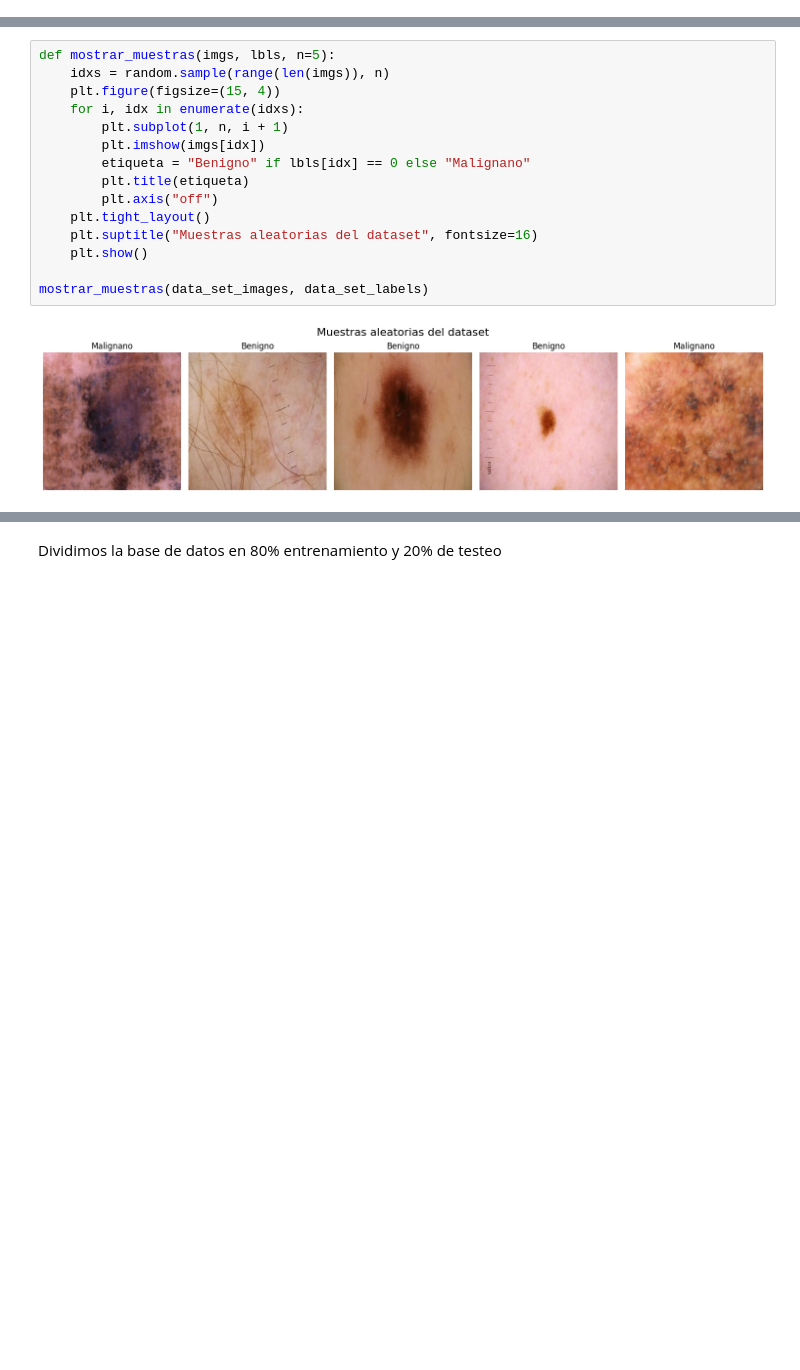
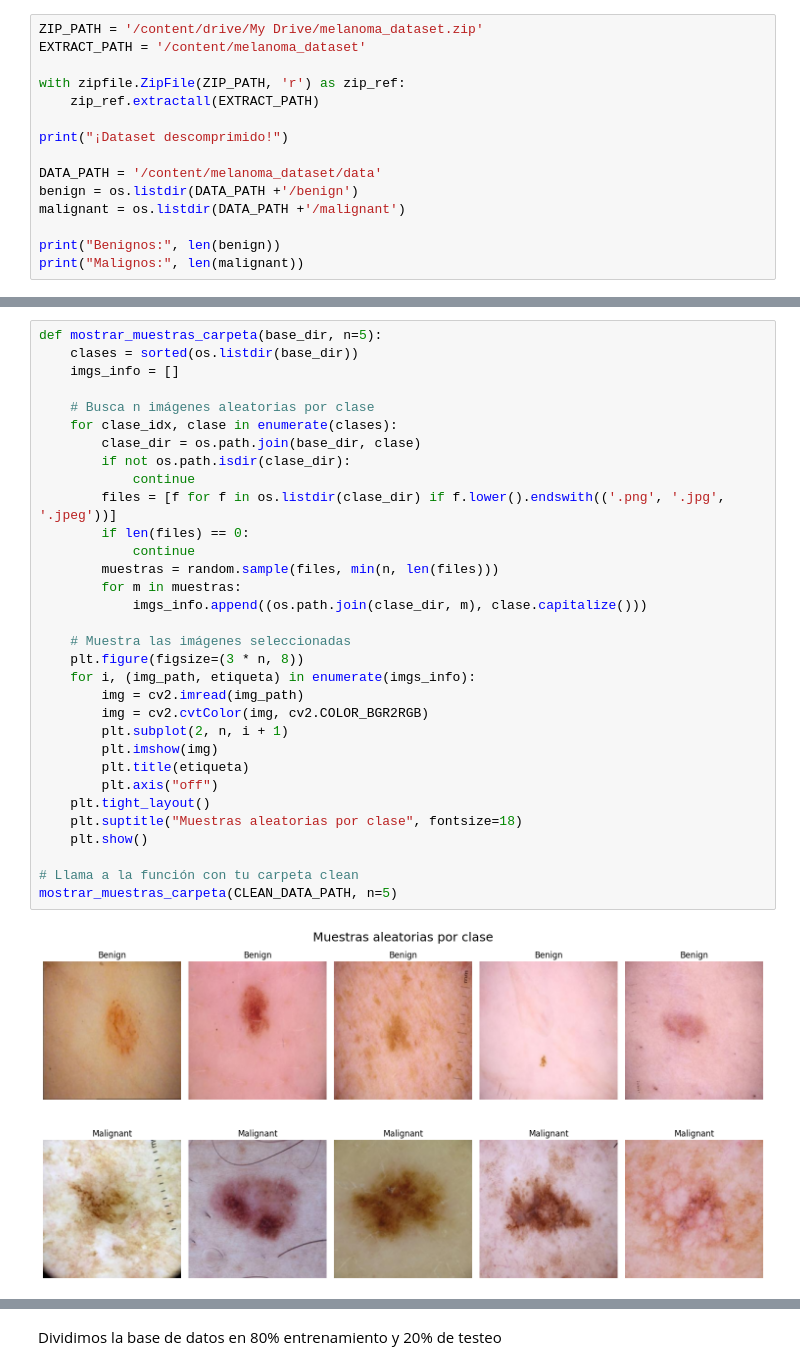
Before and after one commit to sanhue903/SCDetector, a Jupyter notebook: SCDetector.ipynb, the cells around one changed output, grey strips where cells are left out. Saved outputs shown, nothing was run; the diff lists cells and outputs as text; blank space fills up the shorter version.

```diff
--- a/SCDetector.ipynb
+++ b/SCDetector.ipynb
@@ -62,0 +30,15 @@ Puesto que las clases tienen un tamaño bastante similar, no se harán tecnicas
+# %%
+ZIP_PATH = '/content/drive/My Drive/melanoma_dataset.zip'
+EXTRACT_PATH = '/content/melanoma_dataset'
+
+with zipfile.ZipFile(ZIP_PATH, 'r') as zip_ref:
+    zip_ref.extractall(EXTRACT_PATH)
+
+print("¡Dataset descomprimido!")
+
+DATA_PATH = '/content/melanoma_dataset/data'
+benign = os.listdir(DATA_PATH +'/benign')
+malignant = os.listdir(DATA_PATH +'/malignant')
+
+print("Benignos:", len(benign))
+print("Malignos:", len(malignant))
@@ -63,17 +88,34 @@ Puesto que las clases tienen un tamaño bastante similar, no se harán tecnicas
 # %%
-def mostrar_muestras(imgs, lbls, n=5):
-    idxs = random.sample(range(len(imgs)), n)
-    plt.figure(figsize=(15, 4))
-    for i, idx in enumerate(idxs):
-        plt.subplot(1, n, i + 1)
-        plt.imshow(imgs[idx])
-        etiqueta = "Benigno" if lbls[idx] == 0 else "Malignano"
+def mostrar_muestras_carpeta(base_dir, n=5):
+    clases = sorted(os.listdir(base_dir))
+    imgs_info = []
+
+    # Busca n imágenes aleatorias por clase
+    for clase_idx, clase in enumerate(clases):
+        clase_dir = os.path.join(base_dir, clase)
+        if not os.path.isdir(clase_dir):
+            continue
+        files = [f for f in os.listdir(clase_dir) if f.lower().endswith(('.png', '.jpg', '.jpeg'))]
+        if len(files) == 0:
+            continue
+        muestras = random.sample(files, min(n, len(files)))
+        for m in muestras:
+            imgs_info.append((os.path.join(clase_dir, m), clase.capitalize()))
+
+    # Muestra las imágenes seleccionadas
+    plt.figure(figsize=(3 * n, 8))
+    for i, (img_path, etiqueta) in enumerate(imgs_info):
+        img = cv2.imread(img_path)
+        img = cv2.cvtColor(img, cv2.COLOR_BGR2RGB)
+        plt.subplot(2, n, i + 1)
+        plt.imshow(img)
         plt.title(etiqueta)
         plt.axis("off")
     plt.tight_layout()
-    plt.suptitle("Muestras aleatorias del dataset", fontsize=16)
+    plt.suptitle("Muestras aleatorias por clase", fontsize=18)
     plt.show()
 
-mostrar_muestras(data_set_images, data_set_labels)
+# Llama a la función con tu carpeta clean
+mostrar_muestras_carpeta(CLEAN_DATA_PATH, n=5)
 # %% [output]
-[figure, old version]
+[figure, new version]
```
Also changed, not shown: parts of 25 cells of this notebook.
